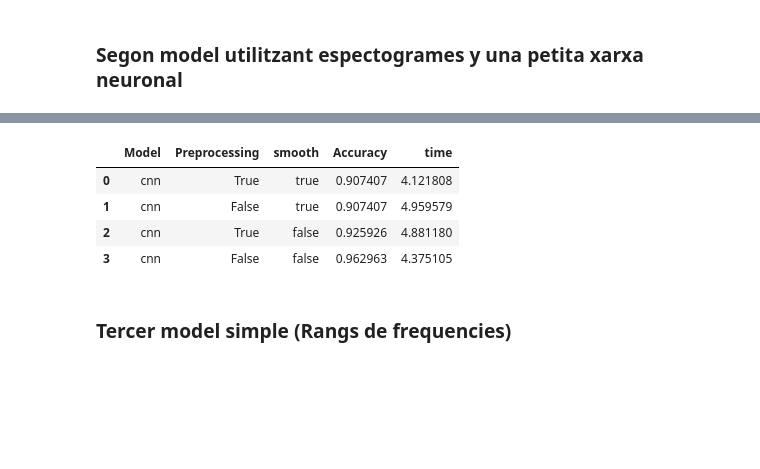
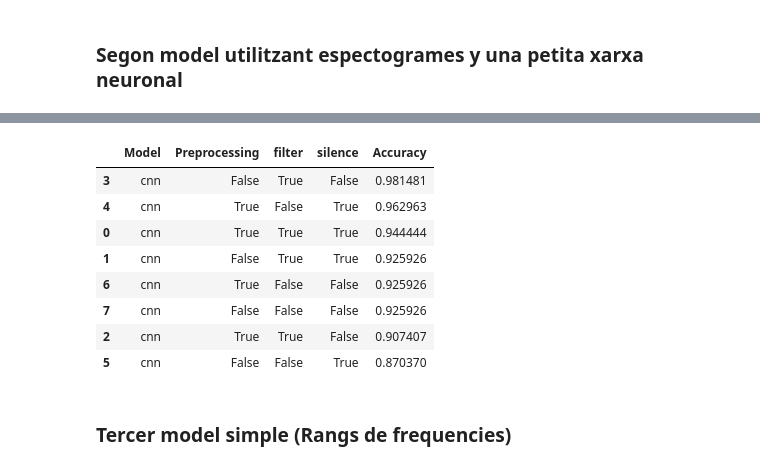
Before and after one commit to albertceballos0/UAB-VC-voice-identification, a Jupyter notebook: PROYECTO/main.ipynb, the cells around one changed output, grey strips where cells are left out. Drawn from its saved outputs; the diff is of its cells as text; code cells hidden in the pictures; blank space fills up the shorter version.

```diff
--- a/PROYECTO/main.ipynb
+++ b/PROYECTO/main.ipynb
@@ -787,7 +818,7 @@ def extrapolate_audio(y, sr, desired_duration):
         extrapolated_audio = y[:desired_duration * sr]
     return extrapolated_audio, sr
 # %%
-def compute_rowSpec(row,smoothAudio = False, smoothSpec= False, filter = False, silence = False):
+def compute_rowSpec(row, smoothSpec= False, filter = False, silence = False):
     '''This function loads an audio file, processes it to generate a spectrogram image, and optionally
     applies smoothing to the image.
 
@@ -816,13 +847,13 @@ def compute_rowSpec(row,smoothAudio = False, smoothSpec= False, filter = False,
         y, sr = librosa.load(f"AudiosMp3/{row['Audio']}")
 
 
+    if silence: y = removeSilence(y)
+
+
     y, sr = extrapolate_audio(y, sr, 6)
 
-    if silence: y = removeSilence(y)
 
     if filter: y = lowPassFilter(y, sr)
-
-    if smoothAudio: y = smooth_audio(y, 5)
 
     image = spec(y, sr, spec='wavelet')
     if smoothSpec: image = smooth_image(image, 1.5)
@@ -848,9 +879,12 @@ def normalize_image(image):
 
     flattened_image = image.flatten().reshape(-1, 1)
 
+    sc = StandardScaler()
+
+
     normalized_image = StandardScaler().fit_transform(flattened_image).reshape(image.shape)
 
-    return normalized_image
+    return normalized_image, sc
 # %%
 def backtesSpecModel(df):
     '''The function `backtesSpecModel` trains a convolutional neural network model on image data with
@@ -942,11 +979,16 @@ En tiempo: 4.375105142593384 y con un accuracy de 0.9629629629629629
-# %%
-res
-# %% [output]
-|  | Model | Preprocessing | smooth | Accuracy | time |
-| 0 | cnn | True | true | 0.907407 | 4.121808 |
-| 1 | cnn | False | true | 0.907407 | 4.959579 |
-| 2 | cnn | True | false | 0.925926 | 4.881180 |
-| 3 | cnn | False | false | 0.962963 | 4.375105 |
+# %%
+res = res.sort_values(by='Accuracy', ascending=False)
+res
+# %% [output]
+|  | Model | Preprocessing | filter | silence | Accuracy |
+| 3 | cnn | False | True | False | 0.981481 |
+| 4 | cnn | True | False | True | 0.962963 |
+| 0 | cnn | True | True | True | 0.944444 |
+| 1 | cnn | False | True | True | 0.925926 |
+| 6 | cnn | True | False | False | 0.925926 |
+| 7 | cnn | False | False | False | 0.925926 |
+| 2 | cnn | True | True | False | 0.907407 |
+| 5 | cnn | False | False | True | 0.870370 |
 # %% [markdown]
 ### Tercer model simple (Rangs de frequencies)
 # %%
```
Also changed, not shown: parts of 15 cells of this notebook, 57 other files.
